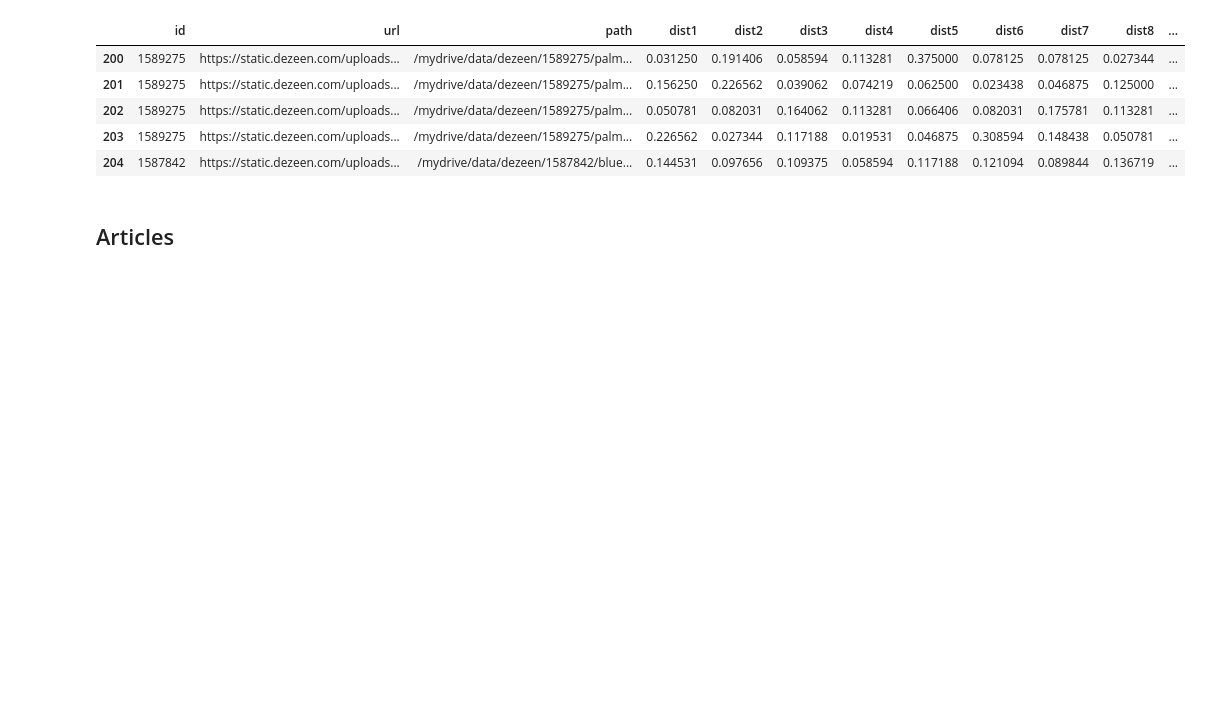
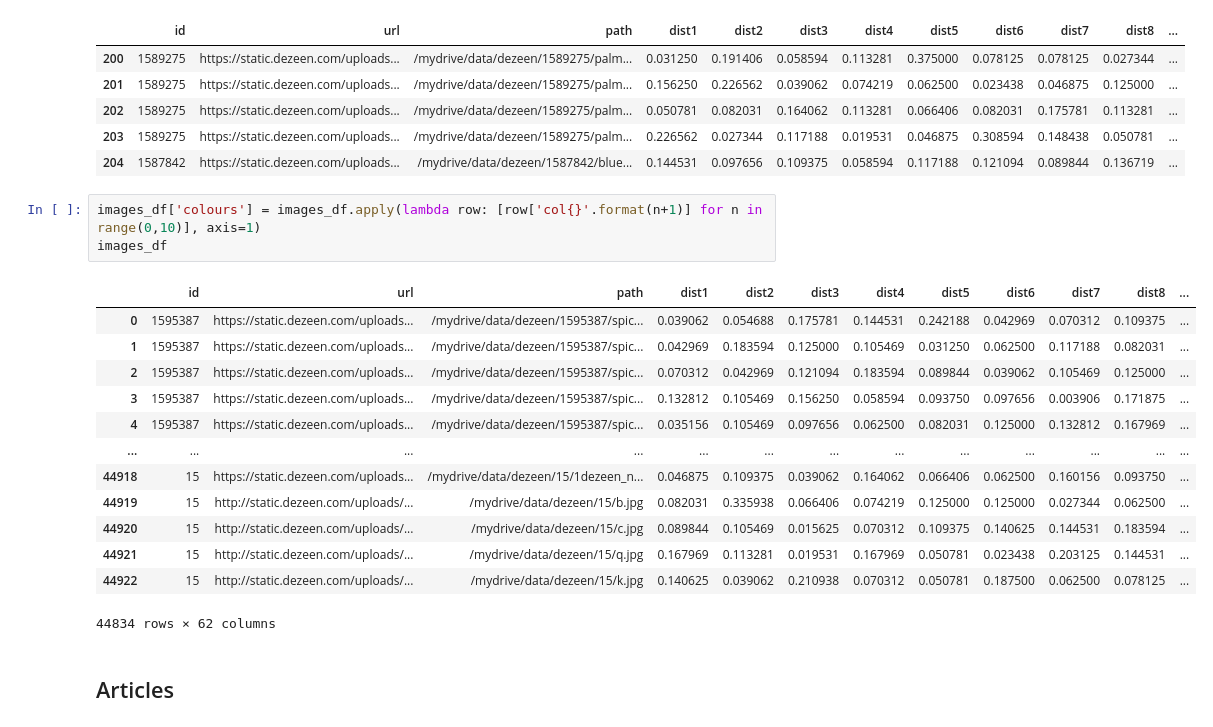
Before and after one commit to rickkk856/dezeenAI, a Jupyter notebook: 5_SearchEngine.ipynb, the cells around one changed output. Saved outputs shown, nothing was run; the diff lists cells and outputs as text; blank space fills up the shorter version.

Commit message:
Dominant colours - chunks

```diff
--- a/5_SearchEngine.ipynb
+++ b/5_SearchEngine.ipynb
@@ -65,6 +61,23 @@ images_df[200:205]
 | 202 | 1589275 | https://static.dezeen.com/uploads... | /mydrive/data/dezeen/1589275/palm... | 0.050781 | 0.082031 | 0.164062 | 0.113281 | 0.066406 | 0.082031 | 0.175781 | 0.113281 | ... |
 | 203 | 1589275 | https://static.dezeen.com/uploads... | /mydrive/data/dezeen/1589275/palm... | 0.226562 | 0.027344 | 0.117188 | 0.019531 | 0.046875 | 0.308594 | 0.148438 | 0.050781 | ... |
 | 204 | 1587842 | https://static.dezeen.com/uploads... | /mydrive/data/dezeen/1587842/blue... | 0.144531 | 0.097656 | 0.109375 | 0.058594 | 0.117188 | 0.121094 | 0.089844 | 0.136719 | ... |
+# %%
+images_df['colours'] = images_df.apply(lambda row: [row['col{}'.format(n+1)] for n in range(0,10)], axis=1)
+images_df
+# %% [output]
+|  | id | url | path | dist1 | dist2 | dist3 | dist4 | dist5 | dist6 | dist7 | dist8 | ... |
+| 0 | 1595387 | https://static.dezeen.com/uploads... | /mydrive/data/dezeen/1595387/spic... | 0.039062 | 0.054688 | 0.175781 | 0.144531 | 0.242188 | 0.042969 | 0.070312 | 0.109375 | ... |
+| 1 | 1595387 | https://static.dezeen.com/uploads... | /mydrive/data/dezeen/1595387/spic... | 0.042969 | 0.183594 | 0.125000 | 0.105469 | 0.031250 | 0.062500 | 0.117188 | 0.082031 | ... |
+| 2 | 1595387 | https://static.dezeen.com/uploads... | /mydrive/data/dezeen/1595387/spic... | 0.070312 | 0.042969 | 0.121094 | 0.183594 | 0.089844 | 0.039062 | 0.105469 | 0.125000 | ... |
+| 3 | 1595387 | https://static.dezeen.com/uploads... | /mydrive/data/dezeen/1595387/spic... | 0.132812 | 0.105469 | 0.156250 | 0.058594 | 0.093750 | 0.097656 | 0.003906 | 0.171875 | ... |
+| 4 | 1595387 | https://static.dezeen.com/uploads... | /mydrive/data/dezeen/1595387/spic... | 0.035156 | 0.105469 | 0.097656 | 0.062500 | 0.082031 | 0.125000 | 0.132812 | 0.167969 | ... |
+| ... | ... | ... | ... | ... | ... | ... | ... | ... | ... | ... | ... | ... |
+| 44918 | 15 | https://static.dezeen.com/uploads... | /mydrive/data/dezeen/15/1dezeen_n... | 0.046875 | 0.109375 | 0.039062 | 0.164062 | 0.066406 | 0.062500 | 0.160156 | 0.093750 | ... |
+| 44919 | 15 | http://static.dezeen.com/uploads/... | /mydrive/data/dezeen/15/b.jpg | 0.082031 | 0.335938 | 0.066406 | 0.074219 | 0.125000 | 0.125000 | 0.027344 | 0.062500 | ... |
+| 44920 | 15 | http://static.dezeen.com/uploads/... | /mydrive/data/dezeen/15/c.jpg | 0.089844 | 0.105469 | 0.015625 | 0.070312 | 0.109375 | 0.140625 | 0.144531 | 0.183594 | ... |
+| 44921 | 15 | http://static.dezeen.com/uploads/... | /mydrive/data/dezeen/15/q.jpg | 0.167969 | 0.113281 | 0.019531 | 0.167969 | 0.050781 | 0.023438 | 0.203125 | 0.144531 | ... |
+| 44922 | 15 | http://static.dezeen.com/uploads/... | /mydrive/data/dezeen/15/k.jpg | 0.140625 | 0.039062 | 0.210938 | 0.070312 | 0.050781 | 0.187500 | 0.062500 | 0.078125 | ... |
+44834 rows × 62 columns
 # %% [markdown]
 ## Articles
 # %%
```
Also changed, not shown: parts of 7 cells of this notebook, 6 other files.
